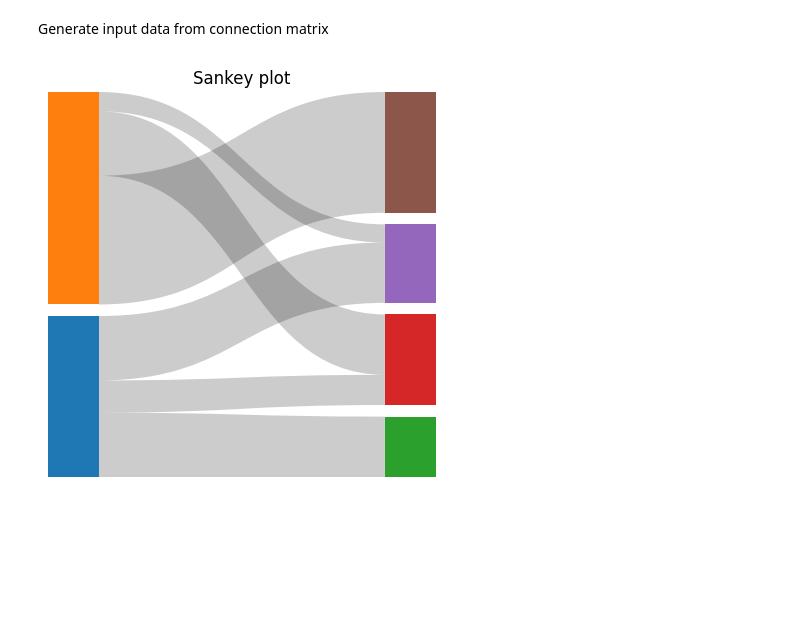
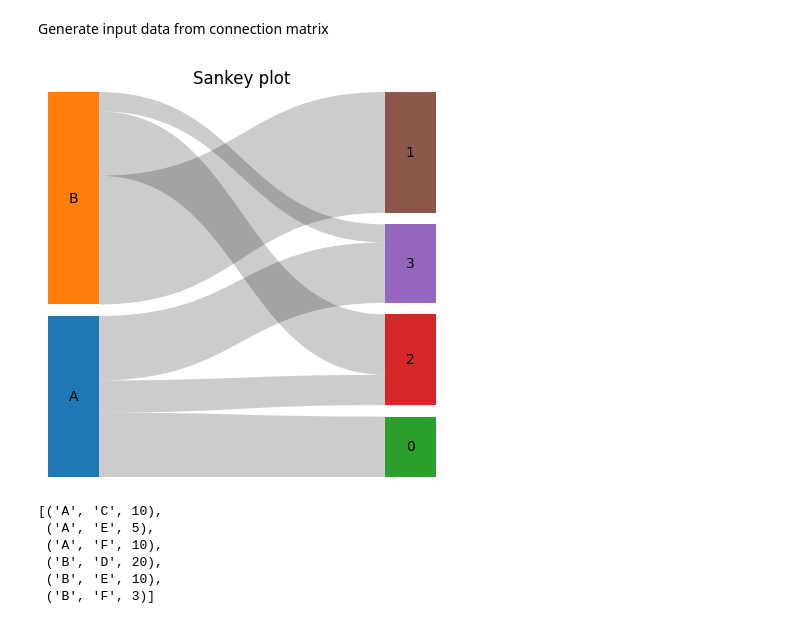
Before and after one commit to harryhaller001/matplotlib-sankey, a Jupyter notebook: docs/source/vignette.ipynb, the cells around one changed output. Saved outputs shown, nothing was run; the diff lists cells and outputs as text; code cells hidden in the pictures; blank space fills up the shorter version.

```diff
--- a/docs/source/vignette.ipynb
+++ b/docs/source/vignette.ipynb
@@ -68,17 +68,34 @@ Generate input data from connection matrix
 # %%
 data = [
     [10, 0, 5, 10],
     [0, 20, 10, 3],
 ]
 
 fig, ax = plt.subplots(figsize=(5, 5))
 ax = sankey(
-    data=[from_matrix(data)],
+    data=[
+        # Optional arguments:
+        from_matrix(data, source_indicies=["A", "B"]),
+    ],
     cmap="tab10",
-    annotate_columns=False,
+    annotate_columns=True,
     title="Sankey plot",
     spacing=0.03,
     ax=ax,
 )
 # %% [output]
-[figure, old version]
+[figure, new version]
+# %%
+from_matrix(
+    data,
+    # Optional arguments
+    source_indicies=["A", "B"],
+    target_indicies=["C", "D", "E", "F"],
+)
+# %% [output]
+[('A', 'C', 10),
+ ('A', 'E', 5),
+ ('A', 'F', 10),
+ ('B', 'D', 20),
+ ('B', 'E', 10),
+ ('B', 'F', 3)]
```
Also changed, not shown: 4 other files.
